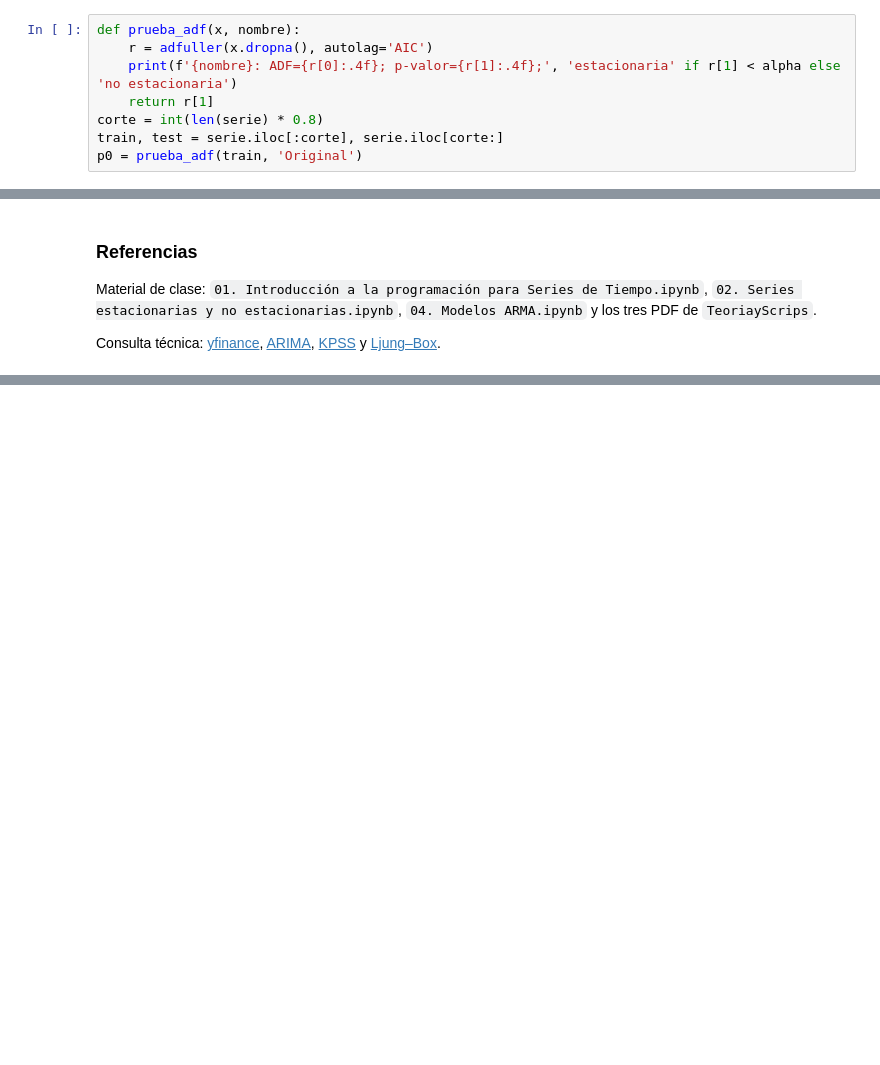
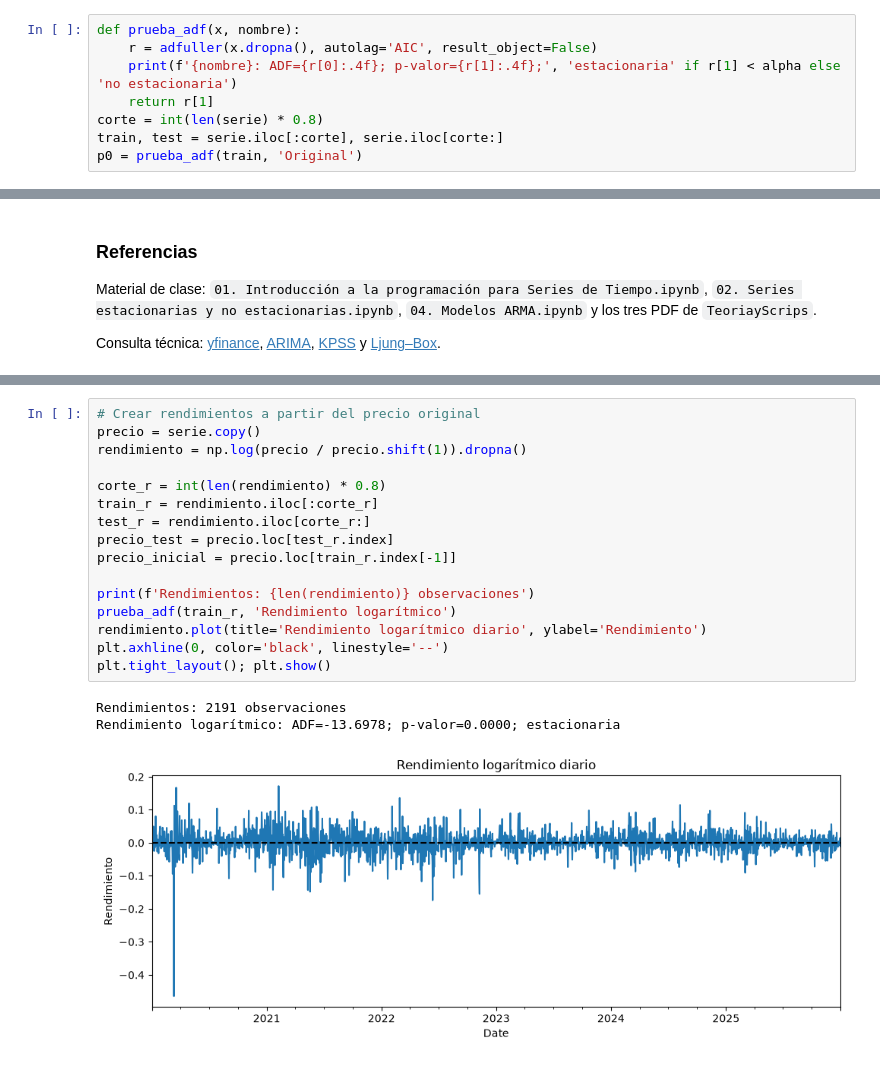
Before and after one commit to 23-Andres-QC/MineriaAvanzada, a Jupyter notebook: practica01.ipynb, the cells around one changed output, grey strips where cells are left out. Drawn from its saved outputs; the diff is of its cells as text; blank space fills up the shorter version.

Commit message:
Agregar opcion de modelado de rendimientos

```diff
--- a/practica01.ipynb
+++ b/practica01.ipynb
@@ -155,7 +155,7 @@ plt.show()
 ADF: H₀ = la serie no es estacionaria; Hₐ = la serie es estacionaria. Si p-valor < 0,05 se rechaza H₀.
 # %%
 def prueba_adf(x, nombre):
-    r = adfuller(x.dropna(), autolag='AIC')
+    r = adfuller(x.dropna(), autolag='AIC', result_object=False)
     print(f'{nombre}: ADF={r[0]:.4f}; p-valor={r[1]:.4f};', 'estacionaria' if r[1] < alpha else 'no estacionaria')
     return r[1]
 corte = int(len(serie) * 0.8)
@@ -445,0 +454,20 @@ Consulta técnica: [yfinance](https://ranaroussi.github.io/yfinance/reference/yf
+# %%
+# Crear rendimientos a partir del precio original
+precio = serie.copy()
+rendimiento = np.log(precio / precio.shift(1)).dropna()
+
+corte_r = int(len(rendimiento) * 0.8)
+train_r = rendimiento.iloc[:corte_r]
+test_r = rendimiento.iloc[corte_r:]
+precio_test = precio.loc[test_r.index]
+precio_inicial = precio.loc[train_r.index[-1]]
+
+print(f'Rendimientos: {len(rendimiento)} observaciones')
+prueba_adf(train_r, 'Rendimiento logarítmico')
+rendimiento.plot(title='Rendimiento logarítmico diario', ylabel='Rendimiento')
+plt.axhline(0, color='black', linestyle='--')
+plt.tight_layout(); plt.show()
+# %% [output]
+Rendimientos: 2191 observaciones
+Rendimiento logarítmico: ADF=-13.6978; p-valor=0.0000; estacionaria
+[figure, added]
```
Also changed, not shown: parts of 8 cells of this notebook.
